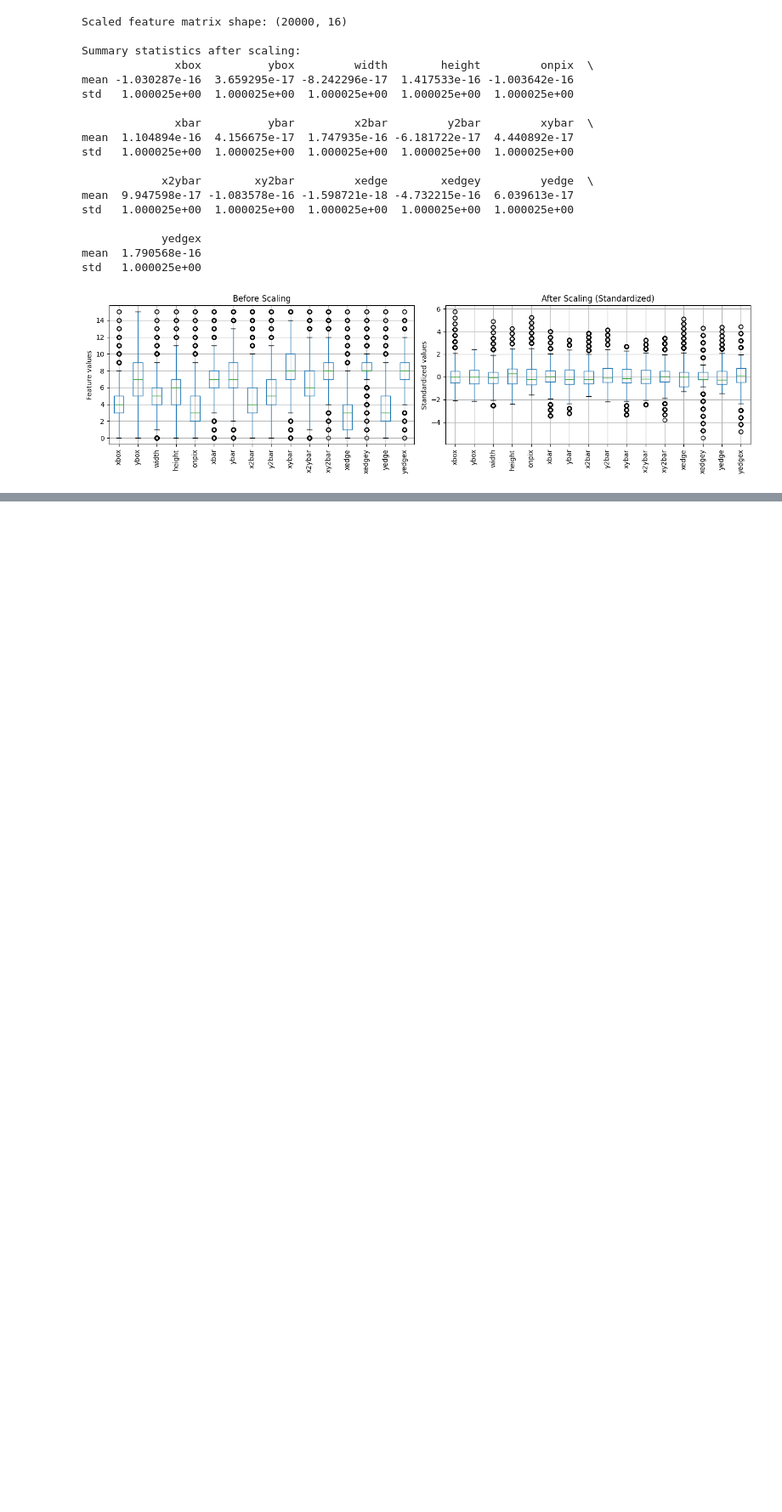
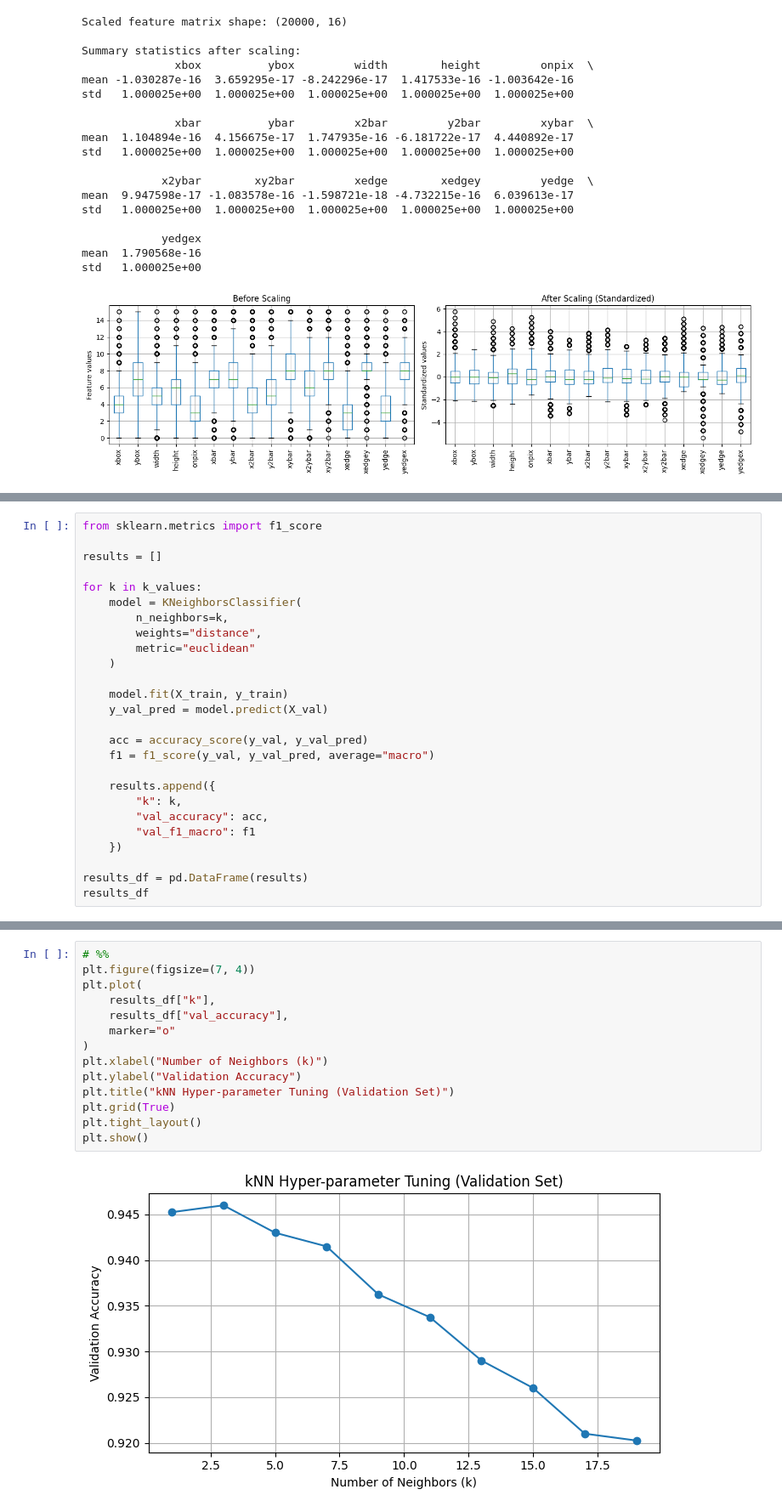
Before and after one commit to Emina1998/BI_Assignment3, a Jupyter notebook: assignment.ipynb, the cells around one changed output, grey strips where cells are left out. Shown at 85% size. Drawn from its saved outputs; the diff is of its cells as text; blank space fills up the shorter version.

```diff
--- a/assignment.ipynb
+++ b/assignment.ipynb
@@ -443,0 +610,26 @@ std   1.000025e+00
+# %%
+from sklearn.metrics import f1_score
+
+results = []
+
+for k in k_values:
+    model = KNeighborsClassifier(
+        n_neighbors=k,
+        weights="distance",
+        metric="euclidean"
+    )
+
+    model.fit(X_train, y_train)
+    y_val_pred = model.predict(X_val)
+
+    acc = accuracy_score(y_val, y_val_pred)
+    f1 = f1_score(y_val, y_val_pred, average="macro")
+
+    results.append({
+        "k": k,
+        "val_accuracy": acc,
+        "val_f1_macro": f1
+    })
+
+results_df = pd.DataFrame(results)
+results_df
@@ -443,0 +714,16 @@ std   1.000025e+00
+# %%
+# %%
+plt.figure(figsize=(7, 4))
+plt.plot(
+    results_df["k"],
+    results_df["val_accuracy"],
+    marker="o"
+)
+plt.xlabel("Number of Neighbors (k)")
+plt.ylabel("Validation Accuracy")
+plt.title("kNN Hyper-parameter Tuning (Validation Set)")
+plt.grid(True)
+plt.tight_layout()
+plt.show()
+# %% [output]
+[figure, added]
```
Also changed, not shown: parts of 26 cells of this notebook.
